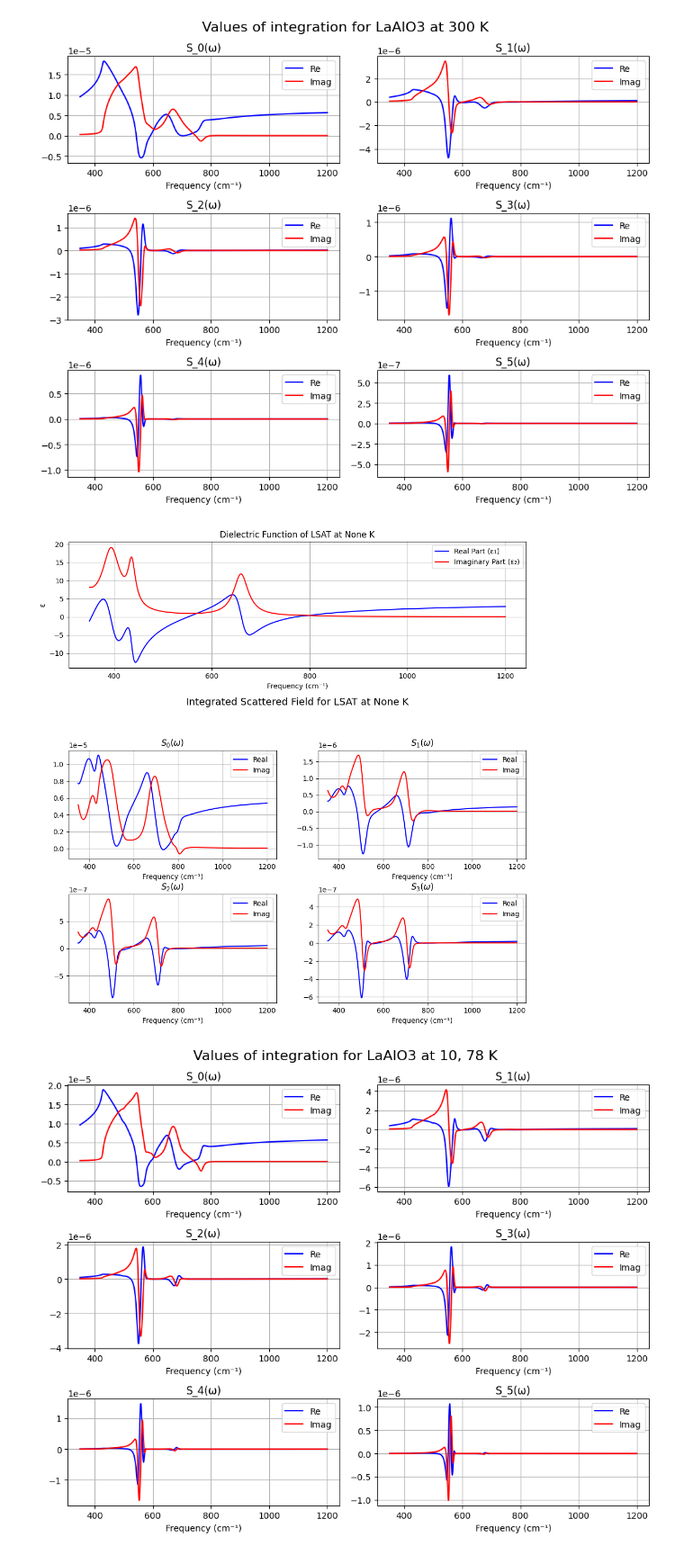
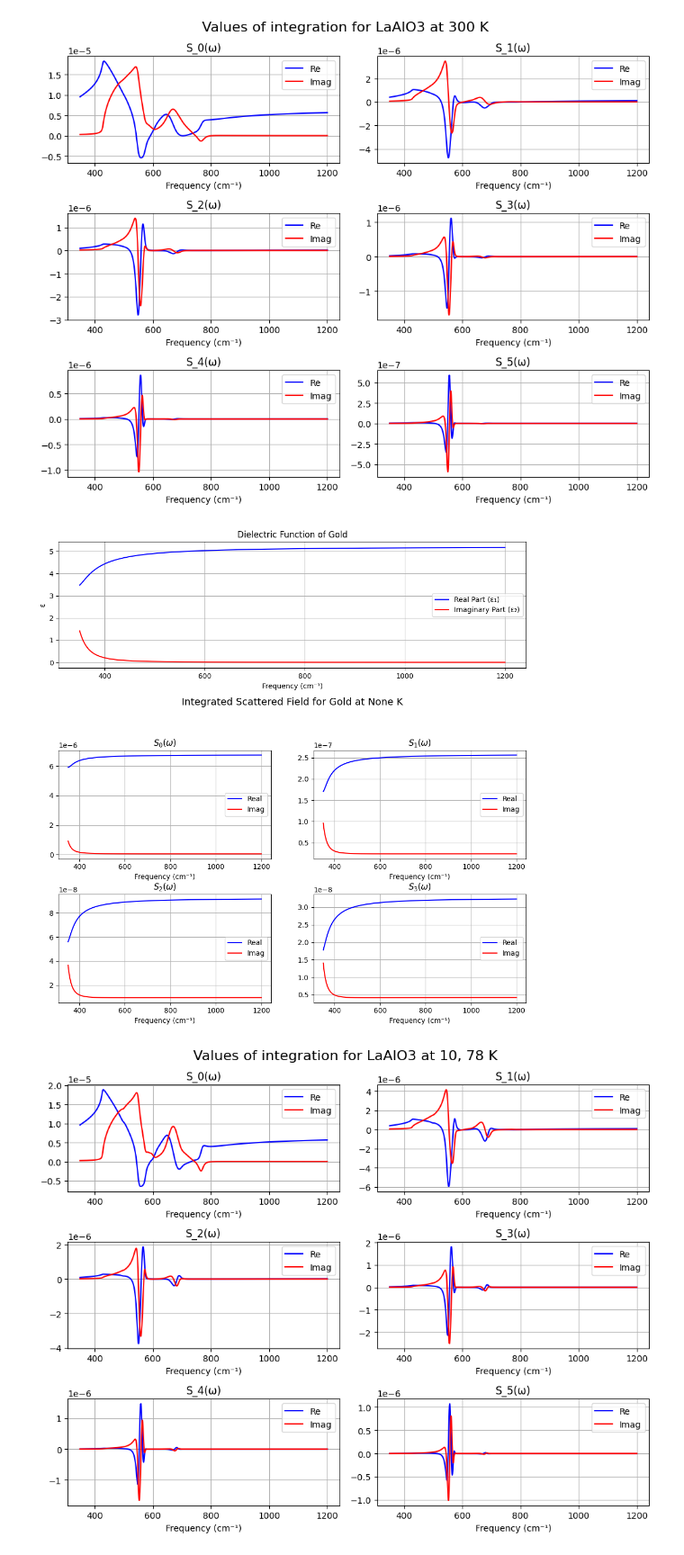
Before and after one commit to leoluga/nano-optics-ml, a Jupyter notebook: notebooks/initial_testing/zhang1994_epsilon.ipynb, the cells around one changed output. Shown: that part at 90% size. Drawn from its saved outputs; the diff is of its cells as text; code cells hidden in the pictures.

```diff
--- a/notebooks/initial_testing/zhang1994_epsilon.ipynb
+++ b/notebooks/initial_testing/zhang1994_epsilon.ipynb
@@ -260,17 +262,17 @@ plt.show()
 # %%
 import numpy as np
 from evaluation.integrate_scattered_field import integrate_and_plot_scattered_field
 
-material = 'LSAT'  # Adjust key as defined in your MATERIAL_LIBRARY.
-temperature = None#300
+material = 'Gold'  # Adjust key as defined in your MATERIAL_LIBRARY.
+temperature = None
 omega_cm = np.linspace(350, 1200, 1000)  # Frequency range in cm⁻¹
 n_values = [0,1,2,3]
 Omega = 2 * np.pi * (250e3)  # Example value for Omega
 
 # Run the integration and plot the results
 integrated_values, fig = integrate_and_plot_scattered_field(material, temperature, omega_cm, n_values, Omega)
 # %% [output]
-[figure, old version]
+[figure, new version]
 # %%
 material = 'LaAlO3'
 temperature = '10, 78'
```
Also changed, not shown: parts of 1 cell of this notebook, 15 other files.
